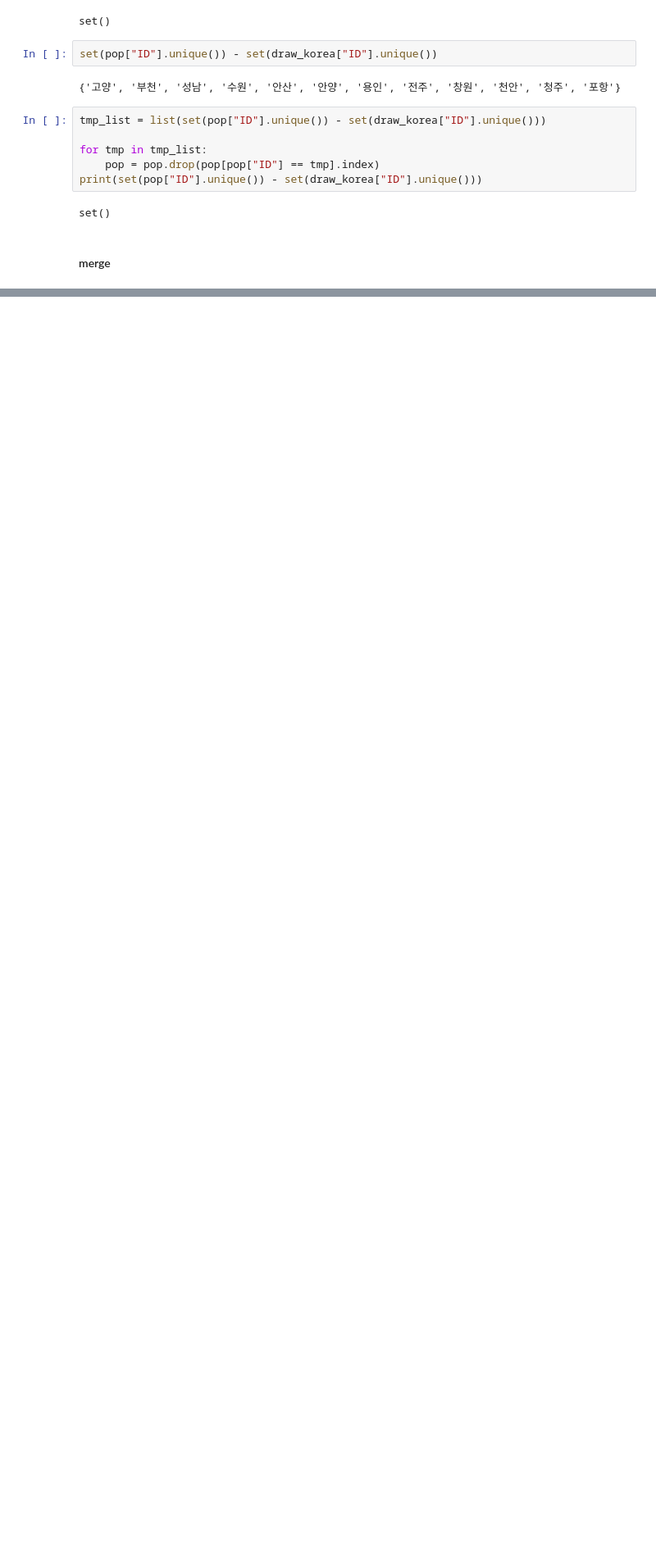
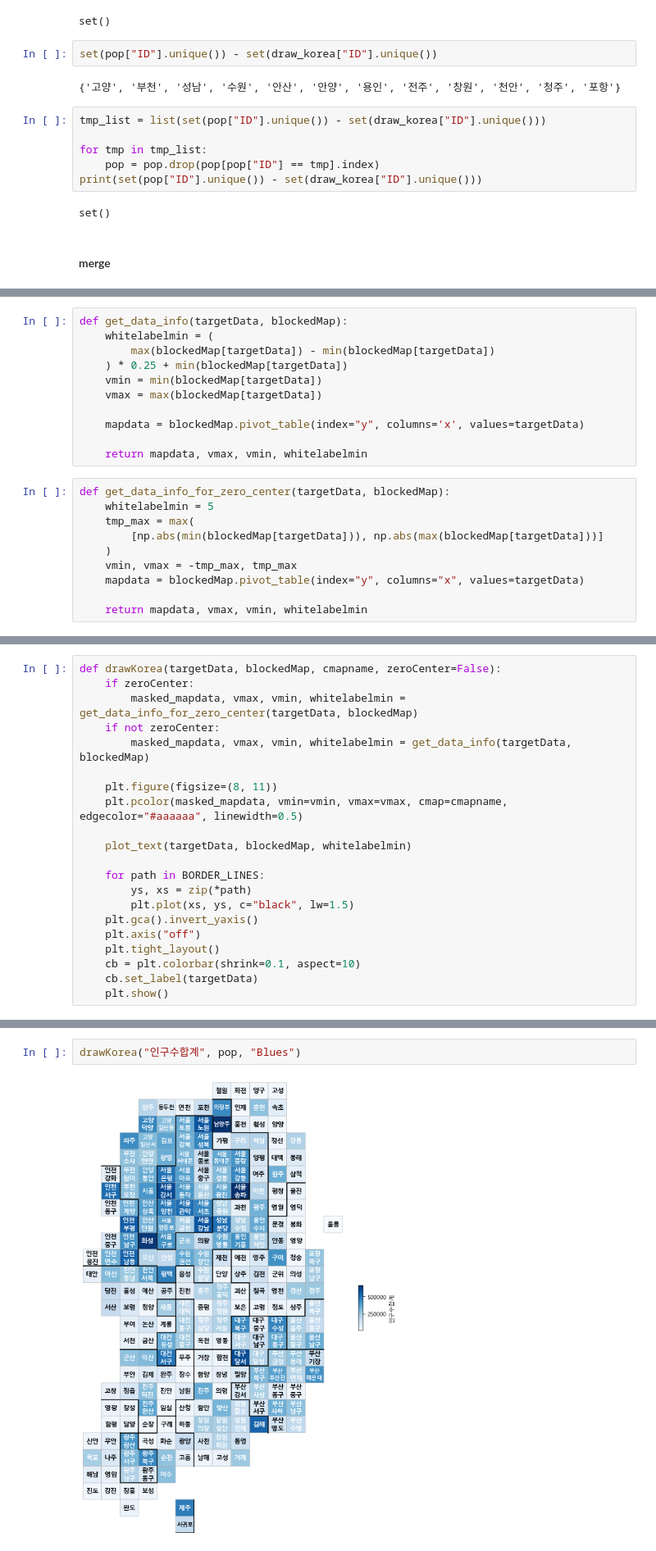
Before and after one commit to HeyJunie/ds_study, a Jupyter notebook: Population/07_Population.ipynb, the cells around one changed output, grey strips where cells are left out. Shown at 82% size. Drawn from its saved outputs; the diff is of its cells as text; blank space fills up the shorter version.

```diff
--- a/Population/07_Population.ipynb
+++ b/Population/07_Population.ipynb
@@ -754,0 +760,21 @@ pop.head()
+# %%
+def get_data_info(targetData, blockedMap):
+    whitelabelmin = (
+        max(blockedMap[targetData]) - min(blockedMap[targetData])
+    ) * 0.25 + min(blockedMap[targetData])
+    vmin = min(blockedMap[targetData])
+    vmax = max(blockedMap[targetData])
+
+    mapdata = blockedMap.pivot_table(index="y", columns='x', values=targetData)
+
+    return mapdata, vmax, vmin, whitelabelmin
+# %%
+def get_data_info_for_zero_center(targetData, blockedMap):
+    whitelabelmin = 5
+    tmp_max = max(
+        [np.abs(min(blockedMap[targetData])), np.abs(max(blockedMap[targetData]))]
+    )
+    vmin, vmax = -tmp_max, tmp_max
+    mapdata = blockedMap.pivot_table(index="y", columns="x", values=targetData)
+
+    return mapdata, vmax, vmin, whitelabelmin
@@ -754,0 +806,21 @@ pop.head()
+# %%
+def drawKorea(targetData, blockedMap, cmapname, zeroCenter=False):
+    if zeroCenter:
+        masked_mapdata, vmax, vmin, whitelabelmin = get_data_info_for_zero_center(targetData, blockedMap)
+    if not zeroCenter:
+        masked_mapdata, vmax, vmin, whitelabelmin = get_data_info(targetData, blockedMap)
+
+    plt.figure(figsize=(8, 11))
+    plt.pcolor(masked_mapdata, vmin=vmin, vmax=vmax, cmap=cmapname, edgecolor="#aaaaaa", linewidth=0.5)
+
+    plot_text(targetData, blockedMap, whitelabelmin)
+
+    for path in BORDER_LINES:
+        ys, xs = zip(*path)
+        plt.plot(xs, ys, c="black", lw=1.5)
+    plt.gca().invert_yaxis()
+    plt.axis("off")
+    plt.tight_layout()
+    cb = plt.colorbar(shrink=0.1, aspect=10)
+    cb.set_label(targetData)
+    plt.show()
@@ -754,0 +836,4 @@ pop.head()
+# %%
+drawKorea("인구수합계", pop, "Blues")
+# %% [output]
+[figure, added]
```
Also changed, not shown: parts of 19 cells of this notebook, 3 other files.
